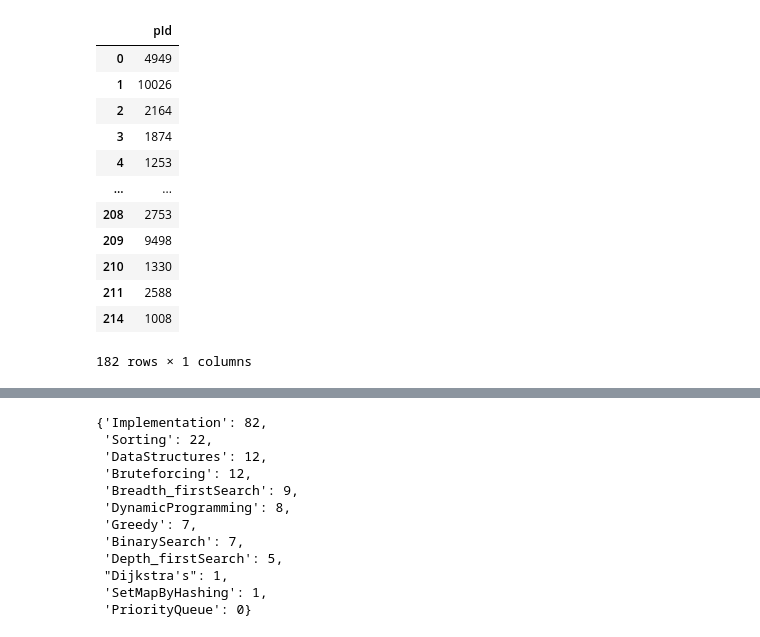
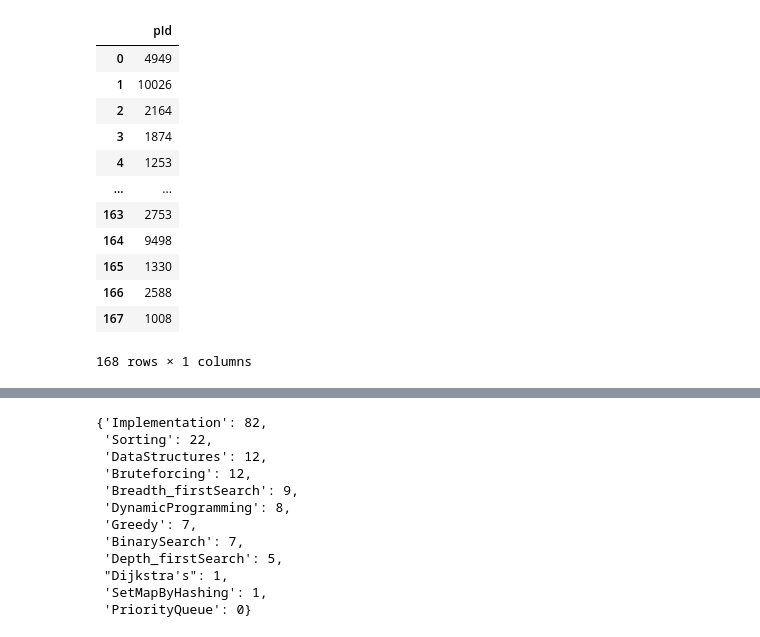
Before and after one commit to PSRecommender/Recommenders, a Jupyter notebook: recommend/btype.ipynb, the cells around one changed output, grey strips where cells are left out. Saved outputs shown, nothing was run; the diff lists cells and outputs as text; code cells hidden in the pictures.

```diff
--- a/recommend/btype.ipynb
+++ b/recommend/btype.ipynb
@@ -3,31 +12,33 @@ import pandas as pd
 # %%
 dir = 'D:/AlgorithmProblemRecommender/Recommenders/recommend/'
 categoryDF = pd.read_csv(dir + 'category.csv', index_col=0, dtype=str, encoding='utf-8')
 userId = "musiclove529"
 file = dir + 'data/{userId}/{userId}.json'.format(userId=userId)
 userDF = pd.read_json(file, dtype = str, encoding='utf-8')
 # 맞은 문제만 추출
 userDF = userDF[userDF['result']=='맞았습니다!!']
 # 문제셋에 해당하는 문제만 추출
 userDF = userDF[userDF['pId'].isin(categoryDF['pId'])]
+# 중복 제거
+userDF.drop_duplicates(subset=['pId'], keep='last', inplace=True, ignore_index=True)
 userDF = userDF[['pId']]
 # pId dtype int형으로 변환
 userDF['pId'] = pd.to_numeric(userDF['pId'])
 userDF
 # %% [output]
 |  | pId |
 | 0 | 4949 |
 | 1 | 10026 |
 | 2 | 2164 |
 | 3 | 1874 |
 | 4 | 1253 |
 | ... | ... |
-| 208 | 2753 |
-| 209 | 9498 |
-| 210 | 1330 |
-| 211 | 2588 |
-| 214 | 1008 |
+| 163 | 2753 |
+| 164 | 9498 |
+| 165 | 1330 |
+| 166 | 2588 |
+| 167 | 1008 |
-182 rows × 1 columns
+168 rows × 1 columns
 # %%
 problems = pd.read_csv(dir+"problems.csv")
 col = ['pId'] + list(problems.columns)[1:]
```
Also changed, not shown: parts of 17 cells of this notebook, 5 other files.
